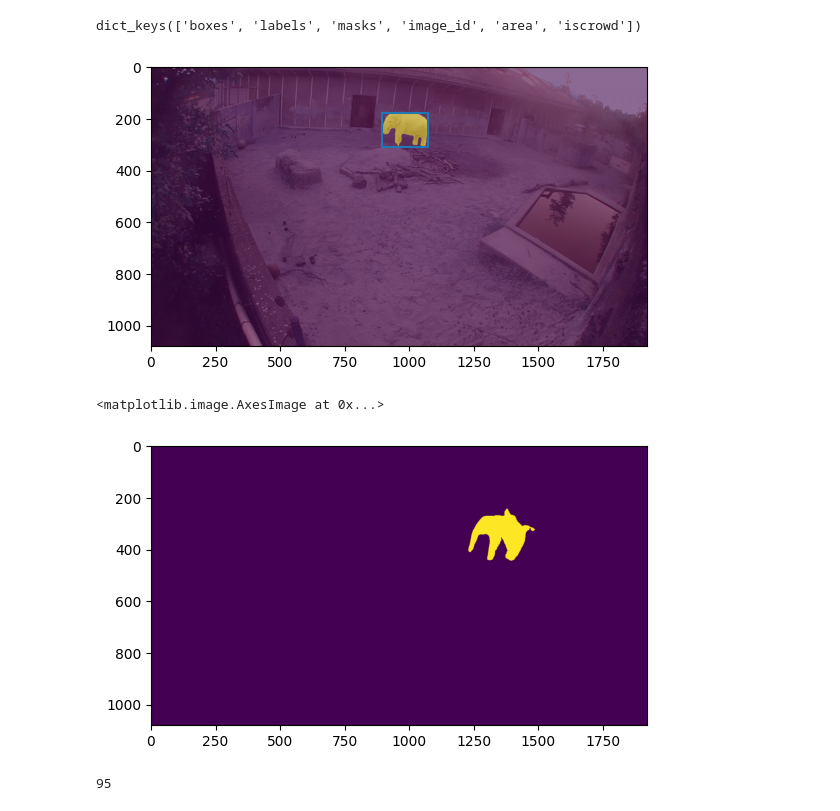
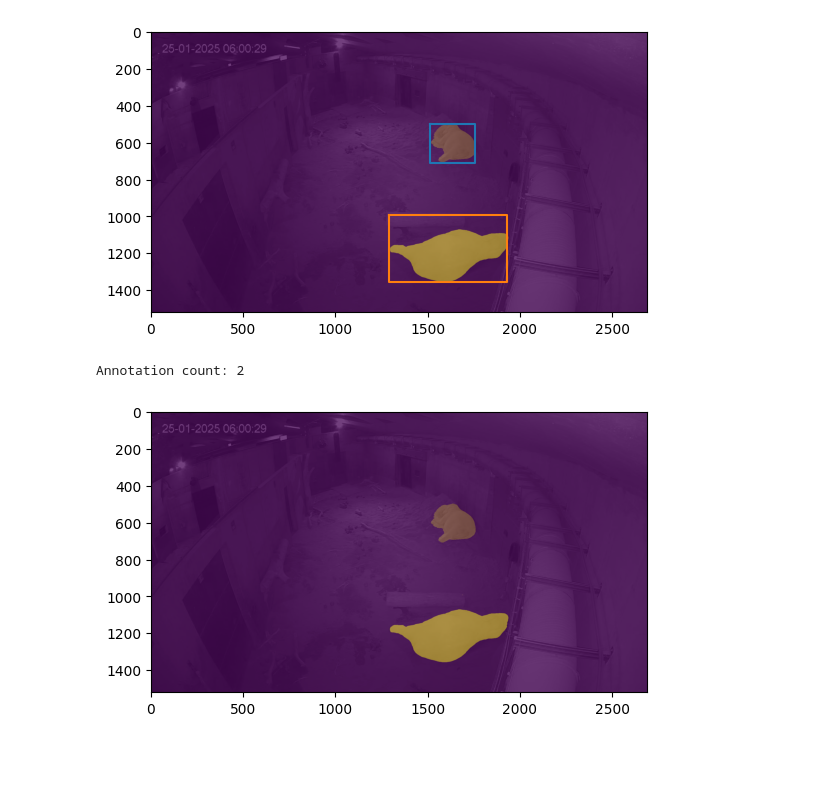
Before and after one commit to plumonito/zoo_vision, a Jupyter notebook: training/sam2_mask_propagation/build_coco.ipynb, the cells around one changed output. Drawn from its saved outputs; the diff is of its cells as text; code cells hidden in the pictures; blank space fills up the shorter version.

Commit message:
Build coco updates

```diff
--- a/training/sam2_mask_propagation/build_coco.ipynb
+++ b/training/sam2_mask_propagation/build_coco.ipynb
@@ -112,53 +24,50 @@ plt.imshow(target["masks"][0], alpha=0.5)
-# %%
-ds[0][1].keys()
-# %% [output]
-dict_keys(['boxes', 'labels', 'masks', 'image_id', 'area', 'iscrowd'])
 # %%
-image_file = (
-    training_data_root
-    / "Kamera 01/ELP-Kamera-01-20240907-185521-1725728121288-7_00000000_img.jpg"
-)
-segmentation_file = (
-    training_data_root
-    / "Kamera 01/ELP-Kamera-01-20240907-185521-1725728121288-7_00000000_seg.png"
-)
-
-image = cv2.imread(image_file)
-segmentation = cv2.imread(segmentation_file, flags=cv2.IMREAD_GRAYSCALE)
-ids = list(set(np.unique(segmentation)) - {0})
-mask = segmentation == ids[0]
-
-
 def bbox_from_mask(mask) -> tuple[int, int, int, int]:
     mask_rows = np.any(mask, axis=1)
     mask_cols = np.any(mask, axis=0)
 
     def line_start_size(values):
         start = values.argmax() - 1
         end = values.shape[0] - np.flip(values).argmax() - 1
         return (int(start), int(end - start))
 
     start_x, size_x = line_start_size(mask_cols)
     start_y, size_y = line_start_size(mask_rows)
     return (start_x, start_y, size_x, size_y)
 
 
-bbox = bbox_from_mask(mask)
-plt.imshow(image)
-plt.imshow(mask, alpha=0.5)
-
-
 def plot_bbox(ax, bbox):
     x0 = bbox[0]
     x1 = bbox[0] + bbox[2]
     y0 = bbox[1]
     y1 = bbox[1] + bbox[3]
     ax.plot([x0, x0, x1, x1, x0], [y0, y1, y1, y0, y0], "-")
 
 
-plot_bbox(plt.gca(), bbox)
+image_file = (
+    training_data_root
+    / "zag_elp_cam_016/ZAG-ELP-CAM-016-25.01.2025-060029-100029_00000000_img.jpg"
+)
+segmentation_file = (
+    training_data_root
+    / "zag_elp_cam_016/ZAG-ELP-CAM-016-25.01.2025-060029-100029_00000000_seg.png"
+)
+
+image = cv2.imread(image_file)
+segmentation = cv2.imread(segmentation_file, flags=cv2.IMREAD_GRAYSCALE)
+ids = list(set(np.unique(segmentation)) - {0})
+
+plt.imshow(image)
+
+for id in ids:
+    mask = segmentation == id
+
+    bbox = bbox_from_mask(mask)
+    plt.imshow(mask, alpha=0.5)
+
+    plot_bbox(plt.gca(), bbox)
 # %% [output]
-[figure, old version]
+[figure, new version]
 # %%
 class IDGenerator:
     def __init__(self):
@@ -169,7 +78,8 @@ class IDGenerator:
         self.next_id += 1
         return id
 # %%
-ELEPHANT_CATEGORY_ID = 22  # Same as in COCO
+# ELEPHANT_CATEGORY_ID = 22  # Same as in COCO
+ELEPHANT_CATEGORY_ID = 1  # COCO with only one category
 
 
 def create_elephant_annotation():
@@ -254,22 +164,20 @@ def annotations_from_segmentation(
     return annotations
 
 
-a = annotations_from_segmentation(IDGenerator(), segmentation_file, 0)
+annotations = annotations_from_segmentation(IDGenerator(), segmentation_file, 0)
+print(f"Annotation count: {len(annotations)}")
 
 from coco_utils import convert_coco_poly_to_mask
 
 image = cv2.imread(image_file)
 plt.imshow(image)
-segmentations = a[0]["segmentation"]
-mask = convert_coco_poly_to_mask(segmentations, image.shape[0], image.shape[1])[0]
-plt.imshow(mask, alpha=1)
+for a in annotations:
+    segmentations = a["segmentation"]
+    mask = convert_coco_poly_to_mask(segmentations, image.shape[0], image.shape[1])[0]
+    plt.imshow(mask, alpha=0.5)
 # %% [output]
-<matplotlib.image.AxesImage at 0x...>
+Annotation count: 2
-[figure, old version]
+[figure, new version]
-# %%
-a[0]["segmentation"]["counts"][0]
-# %% [output]
-95
 # %%
 from glob import glob
 
```
Also changed, not shown: parts of 8 cells of this notebook, 2 other files.
